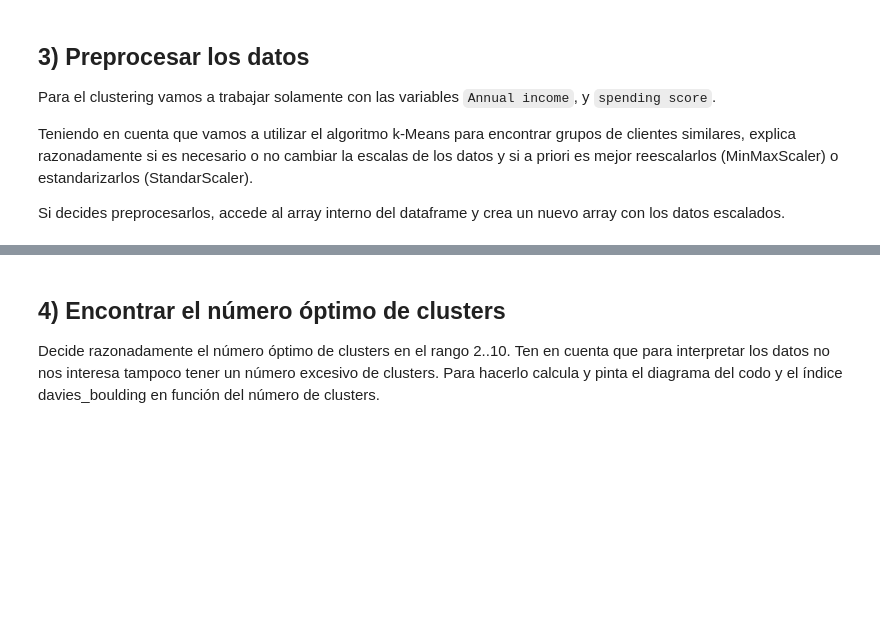
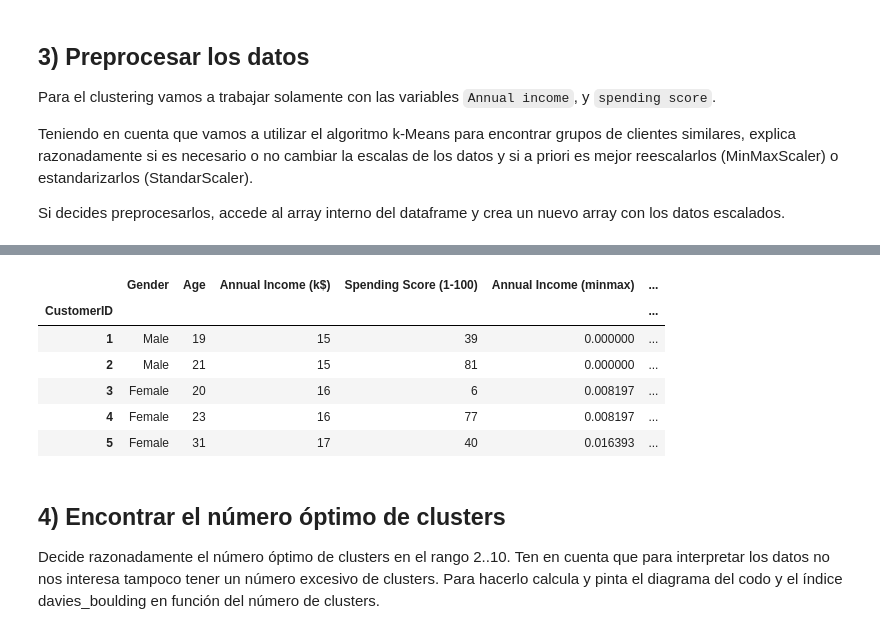
Before and after one commit to ALK222/IA2, a Jupyter notebook: labs/lab2/P2_ap1_clustering_enunciado.ipynb, the cells around one changed output, grey strips where cells are left out. Cells and saved outputs as stored; diff of their text form; code cells hidden in the pictures; blank space fills up the shorter version.

```diff
--- a/labs/lab2/P2_ap1_clustering_enunciado.ipynb
+++ b/labs/lab2/P2_ap1_clustering_enunciado.ipynb
@@ -79,3 +164,24 @@ Si decides preprocesarlos, accede al array interno del dataframe y crea un nuevo
+# %%
+from sklearn.preprocessing import StandardScaler
+
+standard_scaler = StandardScaler()
+
+# Fase de ajuste
+standard_scaler.fit(df[['Annual Income (k$)']])
+
+# Fase de transformación
+df[['Annual Income (standard)']] = standard_scaler.transform(
+    df[['Annual Income (k$)']])
+
+df.head()
+# %% [output]
+|  | Gender | Age | Annual Income (k$) | Spending Score (1-100) | Annual Income (minmax) | ... |
+| CustomerID |  |  |  |  |  | ... |
+| 1 | Male | 19 | 15 | 39 | 0.000000 | ... |
+| 2 | Male | 21 | 15 | 81 | 0.000000 | ... |
+| 3 | Female | 20 | 16 | 6 | 0.008197 | ... |
+| 4 | Female | 23 | 16 | 77 | 0.008197 | ... |
+| 5 | Female | 31 | 17 | 40 | 0.016393 | ... |
 # %% [markdown]
 ## 4) Encontrar el número óptimo de clusters
 
```
Also changed, not shown: parts of 9 cells of this notebook, 1 other file.
